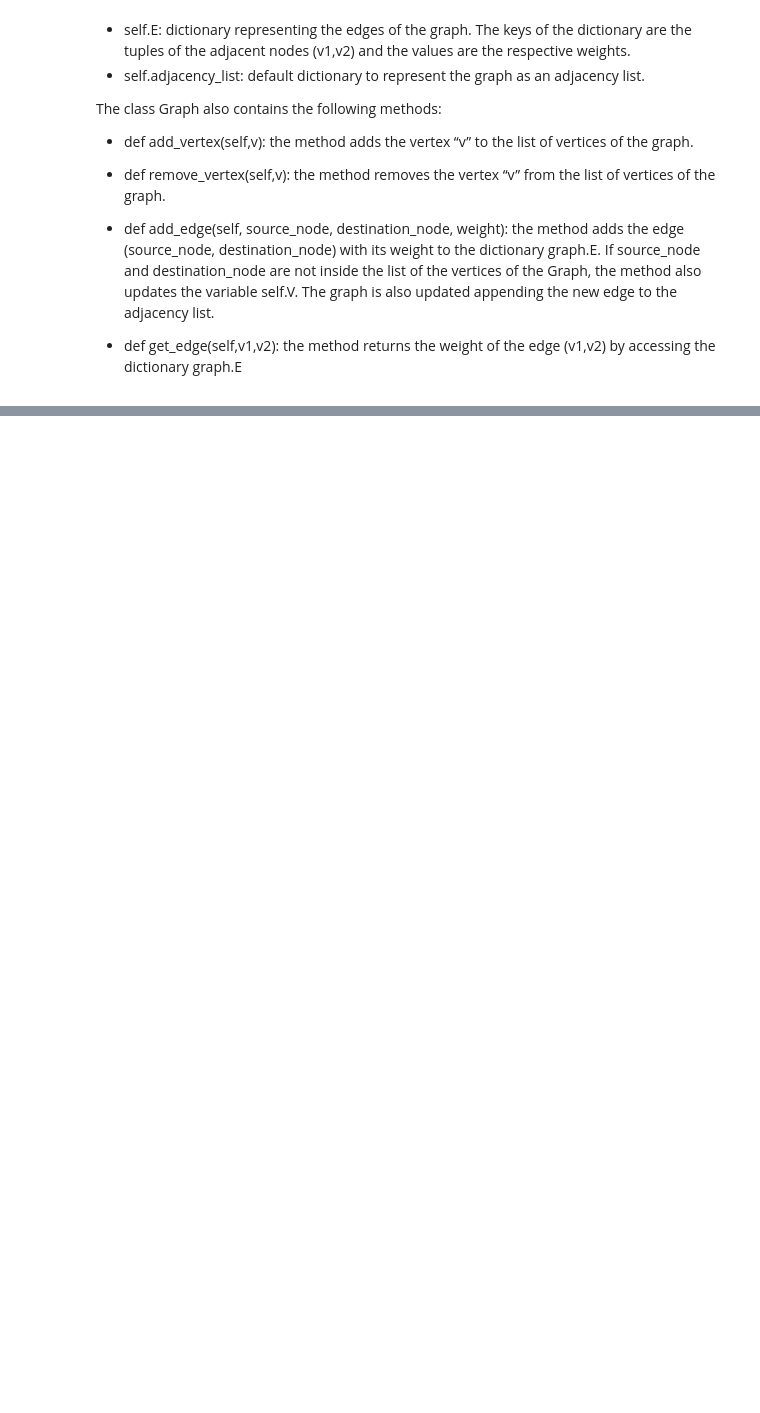
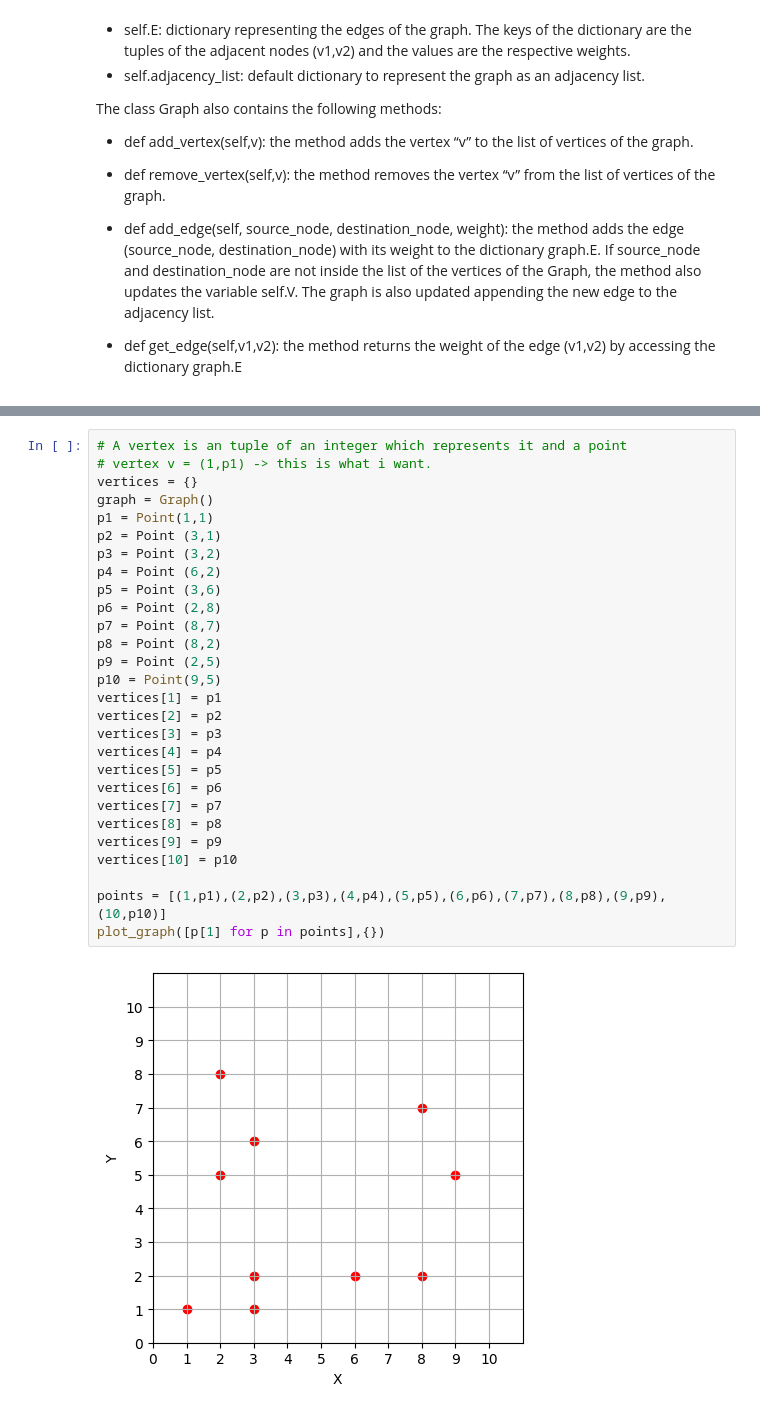
Before and after one commit to saso-gatto/Yashi-Game, a Jupyter notebook: KN_YashiGame.ipynb, the cells around one changed output, grey strips where cells are left out. Cells and saved outputs as stored; diff of their text form; blank space fills up the shorter version.

```diff
--- a/KN_YashiGame.ipynb
+++ b/KN_YashiGame.ipynb
@@ -336,0 +431,30 @@ class Graph():
+# %%
+# A vertex is an tuple of an integer which represents it and a point
+# vertex v = (1,p1) -> this is what i want.
+vertices = {}
+graph = Graph()
+p1 = Point(1,1)
+p2 = Point (3,1)
+p3 = Point (3,2)
+p4 = Point (6,2)
+p5 = Point (3,6)
+p6 = Point (2,8)
+p7 = Point (8,7)
+p8 = Point (8,2)
+p9 = Point (2,5)
+p10 = Point(9,5)
+vertices[1] = p1
+vertices[2] = p2
+vertices[3] = p3
+vertices[4] = p4
+vertices[5] = p5
+vertices[6] = p6
+vertices[7] = p7
+vertices[8] = p8
+vertices[9] = p9
+vertices[10] = p10
+
+points = [(1,p1),(2,p2),(3,p3),(4,p4),(5,p5),(6,p6),(7,p7),(8,p8),(9,p9),(10,p10)]
+plot_graph([p[1] for p in points],{})
+# %% [output]
+[figure, added]
```
Also changed, not shown: parts of 29 cells of this notebook.
